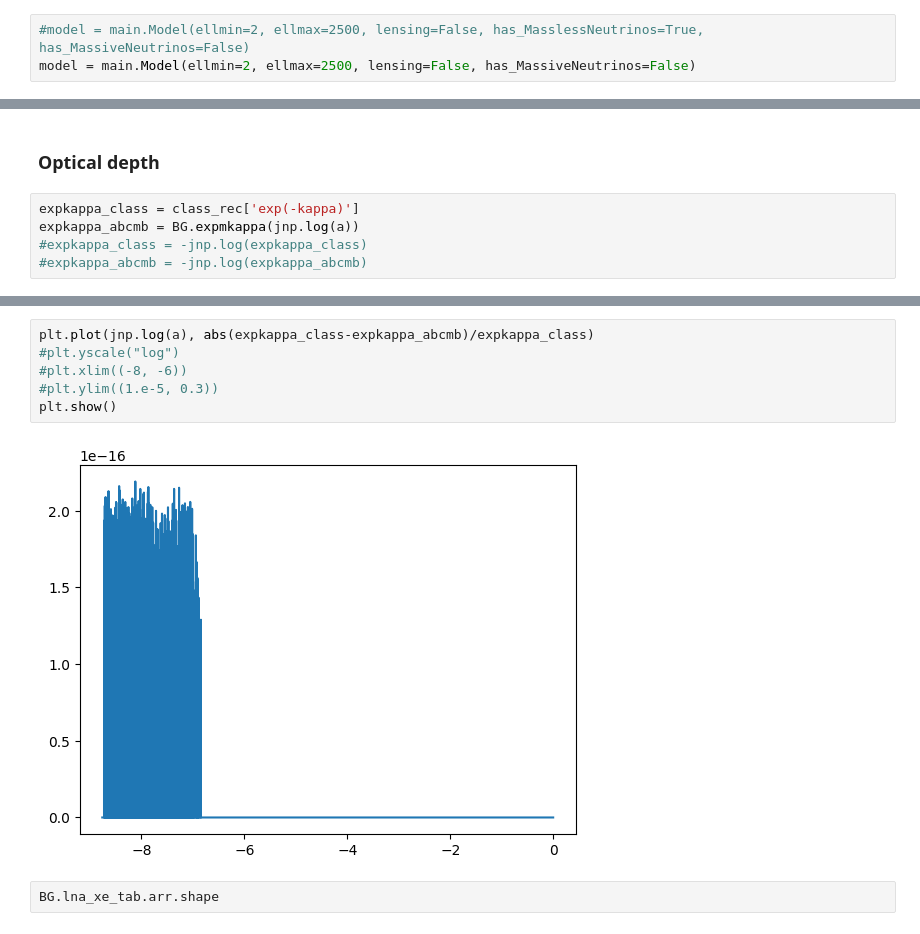
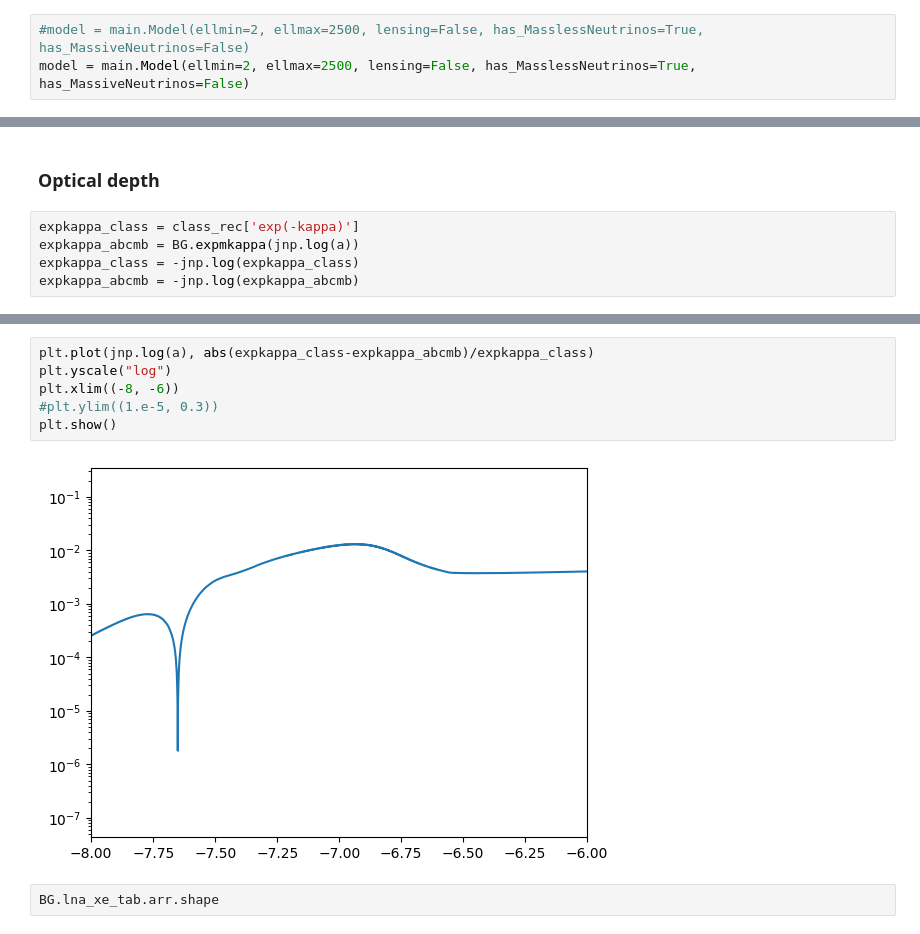
Before and after one commit to TonyZhou729/ABCMB, a Jupyter notebook: Module_Tests/background_test.ipynb, the cells around one changed output, grey strips where cells are left out. Cells and saved outputs as stored; diff of their text form.

```diff
--- a/Module_Tests/background_test.ipynb
+++ b/Module_Tests/background_test.ipynb
@@ -27,7 +27,7 @@ To create and call methods from a background objects, we at least need a list of
 Here is a run with LCDM+massive Nu's, assuming standard cosmological parameters.
 # %%
 #model = main.Model(ellmin=2, ellmax=2500, lensing=False, has_MasslessNeutrinos=True, has_MassiveNeutrinos=False)
-model = main.Model(ellmin=2, ellmax=2500, lensing=False, has_MassiveNeutrinos=False)
+model = main.Model(ellmin=2, ellmax=2500, lensing=False, has_MasslessNeutrinos=True, has_MassiveNeutrinos=False)
 # %%
 params = {
     'h': 0.6762,
@@ -303,8 +261,8 @@ plt.show()
 # %%
 expkappa_class = class_rec['exp(-kappa)']
 expkappa_abcmb = BG.expmkappa(jnp.log(a))
-#expkappa_class = -jnp.log(expkappa_class)
-#expkappa_abcmb = -jnp.log(expkappa_abcmb)
+expkappa_class = -jnp.log(expkappa_class)
+expkappa_abcmb = -jnp.log(expkappa_abcmb)
 # %%
 plt.plot(jnp.log(a), expkappa_class)
 #plt.plot(jnp.log(a), vmap(solution.evaluate)(jnp.log(a)))
@@ -317,11 +275,11 @@ plt.show()
 # %%
 plt.plot(jnp.log(a), abs(expkappa_class-expkappa_abcmb)/expkappa_class)
-#plt.yscale("log")
-#plt.xlim((-8, -6))
+plt.yscale("log")
+plt.xlim((-8, -6))
 #plt.ylim((1.e-5, 0.3))
 plt.show()
 # %% [output]
-[figure, old version]
+[figure, new version]
 # %%
 BG.lna_xe_tab.arr.shape
 # %% [output]
```
Also changed, not shown: parts of 20 cells of this notebook, 3 other files.
